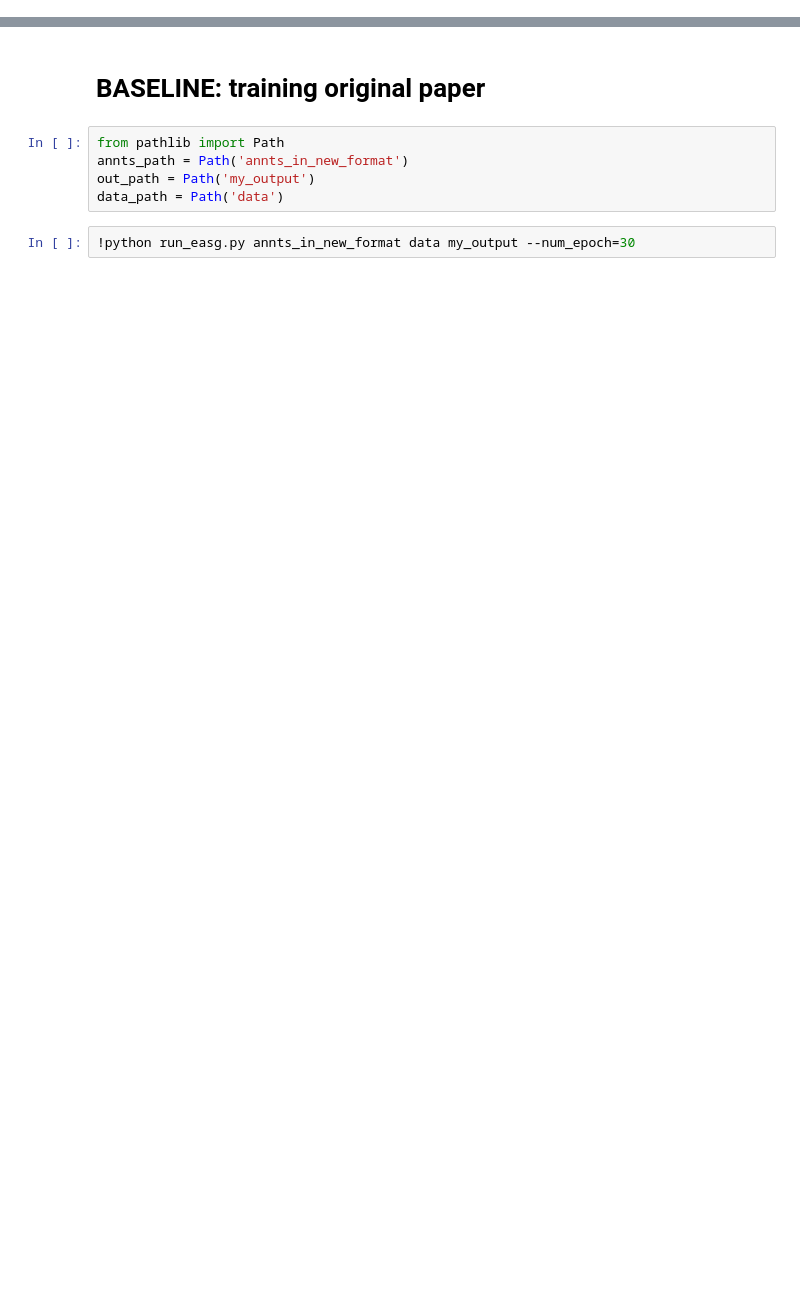
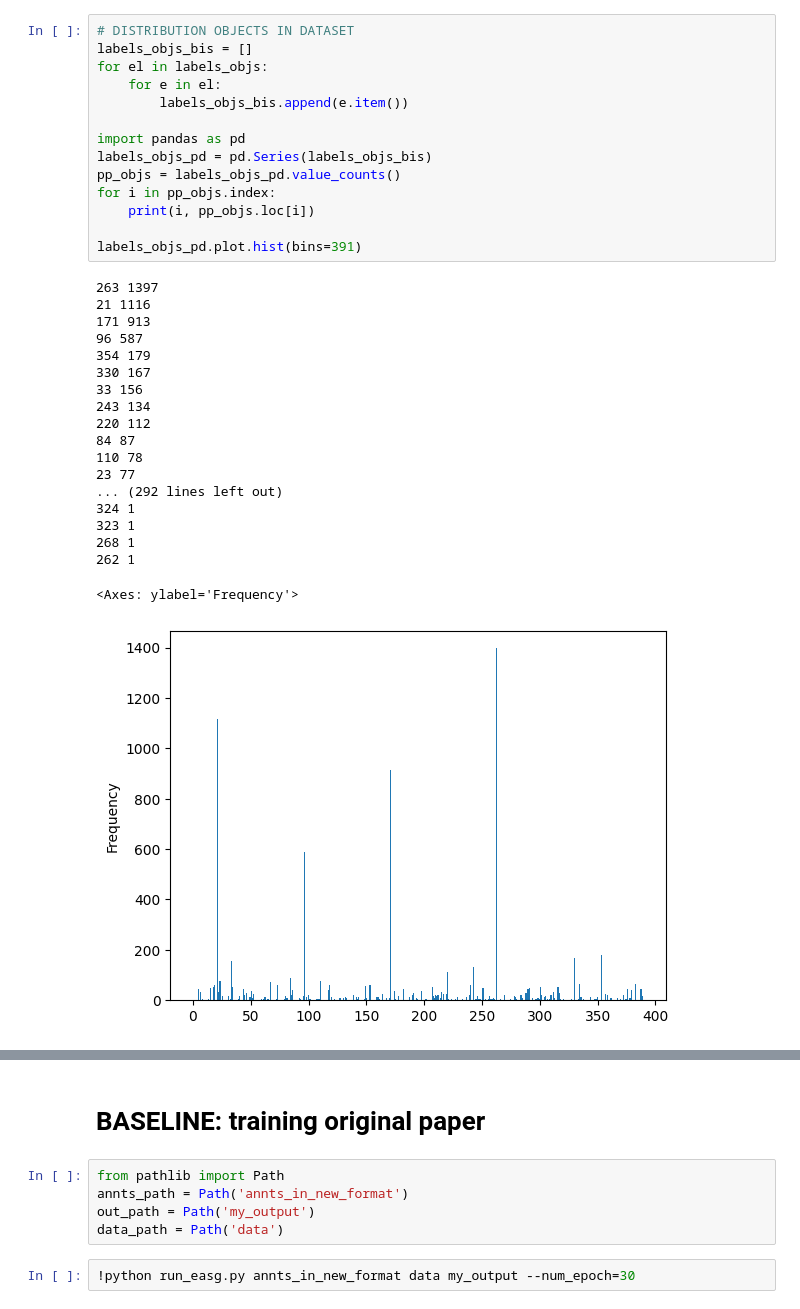
Before and after one commit to scoleri-mr/easg_classification, a Jupyter notebook: edge_cls.ipynb, the cells around one changed output, grey strips where cells are left out. Drawn from its saved outputs; the diff is of its cells as text; blank space fills up the shorter version.

```diff
--- a/edge_cls.ipynb
+++ b/edge_cls.ipynb
@@ -0,0 +54,34 @@
+# %%
+# DISTRIBUTION OBJECTS IN DATASET
+labels_objs_bis = []
+for el in labels_objs:
+    for e in el:
+        labels_objs_bis.append(e.item())
+
+import pandas as pd
+labels_objs_pd = pd.Series(labels_objs_bis)
+pp_objs = labels_objs_pd.value_counts()
+for i in pp_objs.index:
+    print(i, pp_objs.loc[i])
+
+labels_objs_pd.plot.hist(bins=391)
+# %% [output]
+263 1397
+21 1116
+171 913
+96 587
+354 179
+330 167
+33 156
+243 134
+220 112
+84 87
+110 78
+23 77
+... (292 lines left out)
+324 1
+323 1
+268 1
+262 1
+<Axes: ylabel='Frequency'>
+[figure, added]
```
Also changed, not shown: parts of 15 cells of this notebook.
